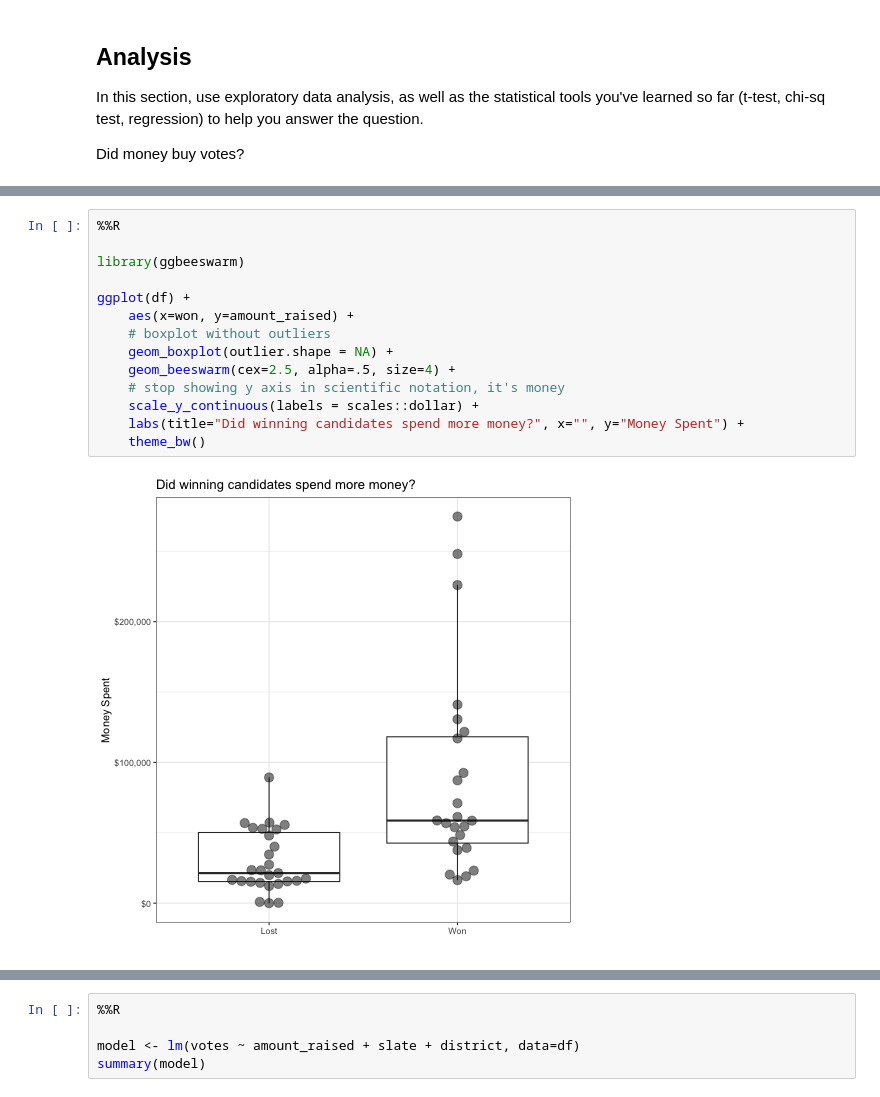
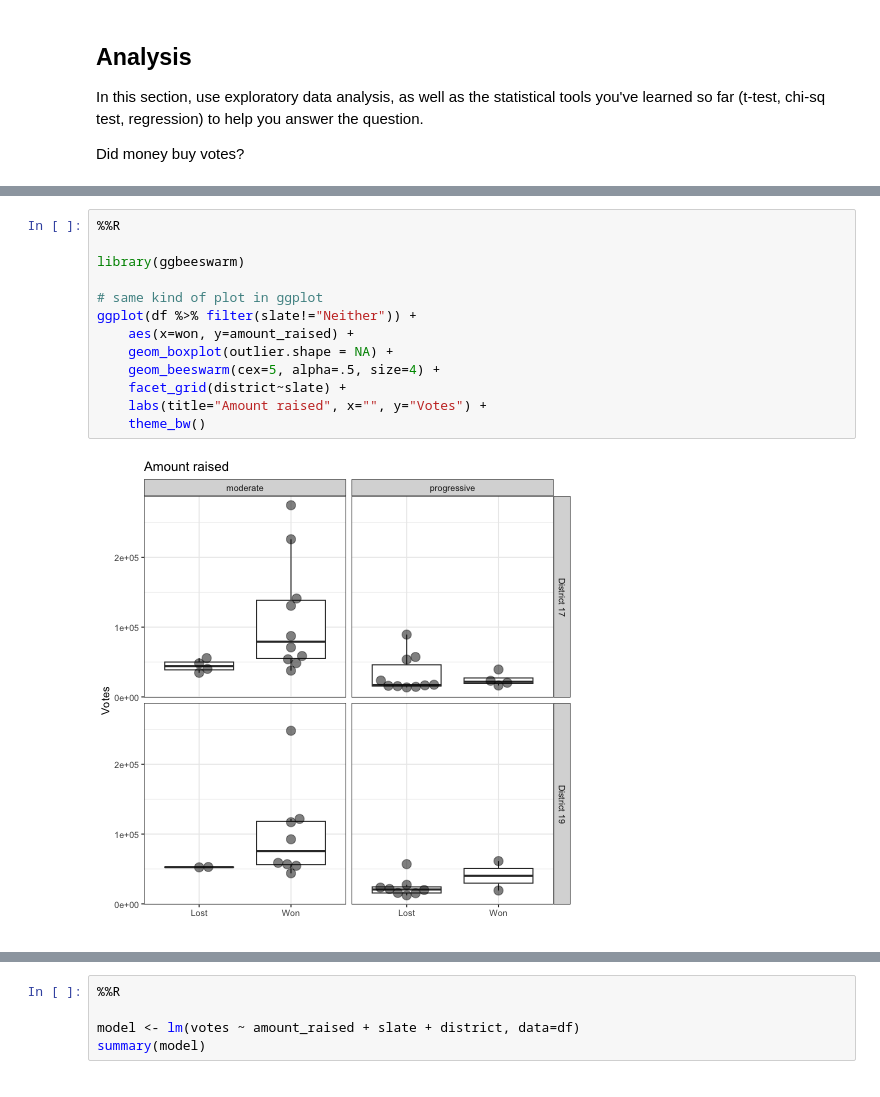
Before and after one commit to data4news/dollars-to-votes-sf-2024, a Jupyter notebook: notebook.ipynb, the cells around one changed output, grey strips where cells are left out. Cells and saved outputs as stored; diff of their text form.

```diff
--- a/notebook.ipynb
+++ b/notebook.ipynb
@@ -110,16 +134,15 @@ Did money buy votes?
 # %%
 %%R
 
 library(ggbeeswarm)
 
-ggplot(df) +
+# same kind of plot in ggplot
+ggplot(df %>% filter(slate!="Neither")) +
     aes(x=won, y=amount_raised) +
-    # boxplot without outliers
     geom_boxplot(outlier.shape = NA) +
-    geom_beeswarm(cex=2.5, alpha=.5, size=4) +
-    # stop showing y axis in scientific notation, it's money
-    scale_y_continuous(labels = scales::dollar) +
-    labs(title="Did winning candidates spend more money?", x="", y="Money Spent") +
+    geom_beeswarm(cex=5, alpha=.5, size=4) +
+    facet_grid(district~slate) +
+    labs(title="Amount raised", x="", y="Votes") +
     theme_bw()
 # %% [output]
-[figure, old version]
+[figure, new version]
```
Also changed, not shown: parts of 16 cells of this notebook.
